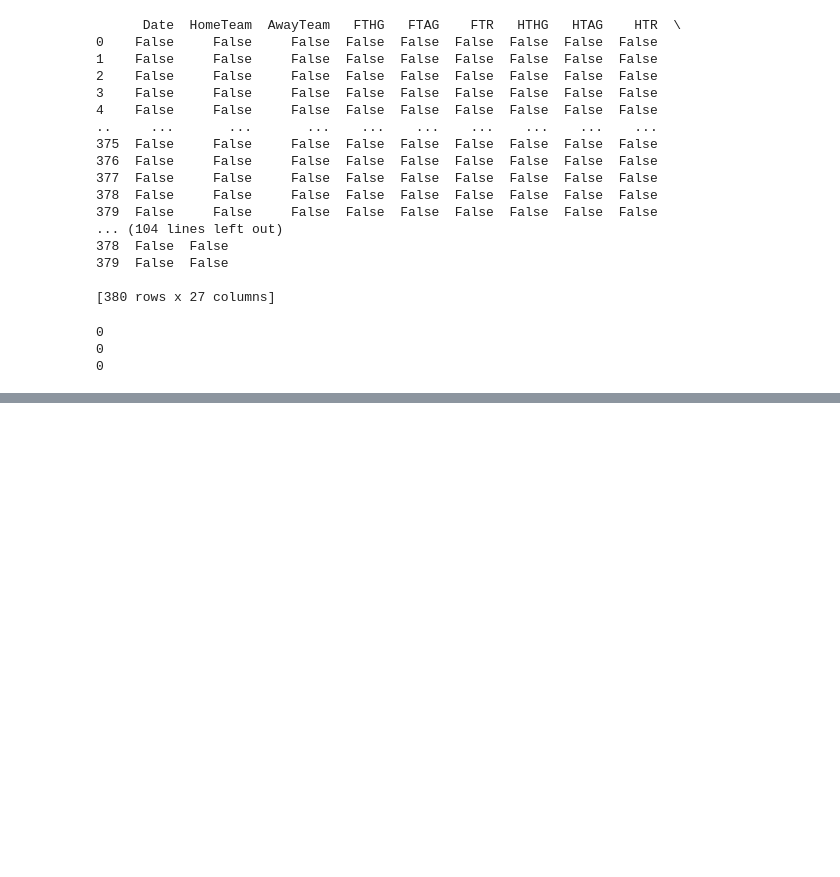
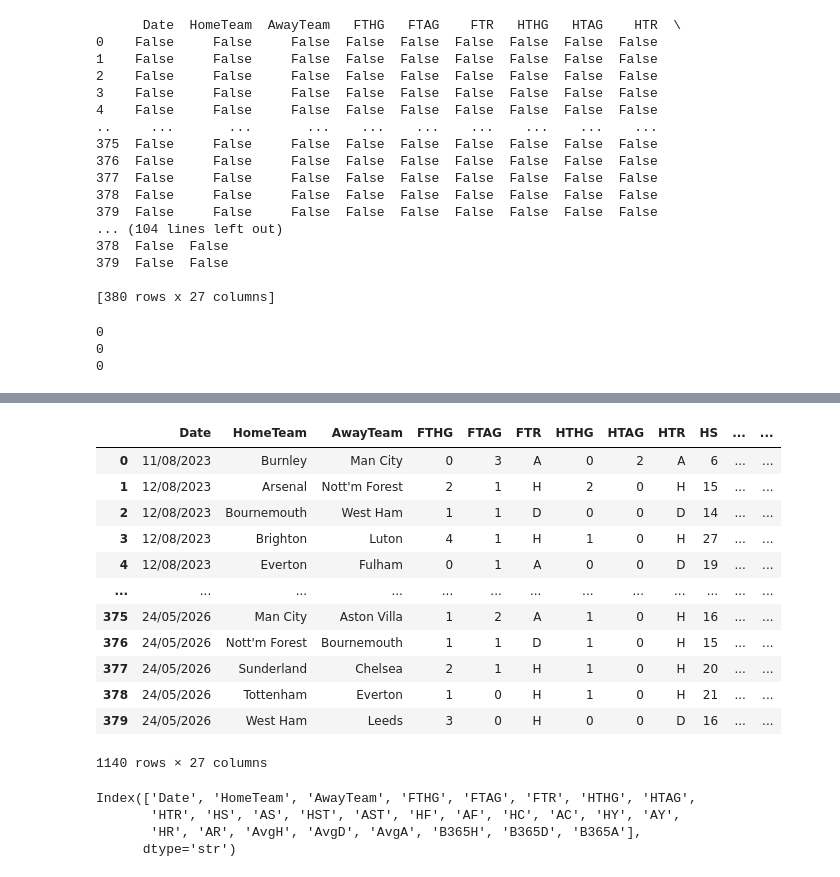
Before and after one commit to kacperchlastawa/pl_predictor, a Jupyter notebook: notebooks/01_preview.ipynb, the cells around one changed output, grey strips where cells are left out. Cells and saved outputs as stored; diff of their text form; code cells hidden in the pictures; blank space fills up the shorter version.

```diff
--- a/notebooks/01_preview.ipynb
+++ b/notebooks/01_preview.ipynb
@@ -158,0 +183,24 @@ print(new_df_2425.isna().sum().sum())
+# %%
+df = pd.concat([new_df_2324, new_df_2425, new_df_2526])
+df
+# %% [output]
+|  | Date | HomeTeam | AwayTeam | FTHG | FTAG | FTR | HTHG | HTAG | HTR | HS | ... | ... |
+| 0 | 11/08/2023 | Burnley | Man City | 0 | 3 | A | 0 | 2 | A | 6 | ... | ... |
+| 1 | 12/08/2023 | Arsenal | Nott'm Forest | 2 | 1 | H | 2 | 0 | H | 15 | ... | ... |
+| 2 | 12/08/2023 | Bournemouth | West Ham | 1 | 1 | D | 0 | 0 | D | 14 | ... | ... |
+| 3 | 12/08/2023 | Brighton | Luton | 4 | 1 | H | 1 | 0 | H | 27 | ... | ... |
+| 4 | 12/08/2023 | Everton | Fulham | 0 | 1 | A | 0 | 0 | D | 19 | ... | ... |
+| ... | ... | ... | ... | ... | ... | ... | ... | ... | ... | ... | ... | ... |
+| 375 | 24/05/2026 | Man City | Aston Villa | 1 | 2 | A | 1 | 0 | H | 16 | ... | ... |
+| 376 | 24/05/2026 | Nott'm Forest | Bournemouth | 1 | 1 | D | 1 | 0 | H | 15 | ... | ... |
+| 377 | 24/05/2026 | Sunderland | Chelsea | 2 | 1 | H | 1 | 0 | H | 20 | ... | ... |
+| 378 | 24/05/2026 | Tottenham | Everton | 1 | 0 | H | 1 | 0 | H | 21 | ... | ... |
+| 379 | 24/05/2026 | West Ham | Leeds | 3 | 0 | H | 0 | 0 | D | 16 | ... | ... |
+1140 rows × 27 columns
+# %%
+df.columns
+# %% [output]
+Index(['Date', 'HomeTeam', 'AwayTeam', 'FTHG', 'FTAG', 'FTR', 'HTHG', 'HTAG',
+       'HTR', 'HS', 'AS', 'HST', 'AST', 'HF', 'AF', 'HC', 'AC', 'HY', 'AY',
+       'HR', 'AR', 'AvgH', 'AvgD', 'AvgA', 'B365H', 'B365D', 'B365A'],
+      dtype='str')
```
Also changed, not shown: parts of 3 cells of this notebook.
